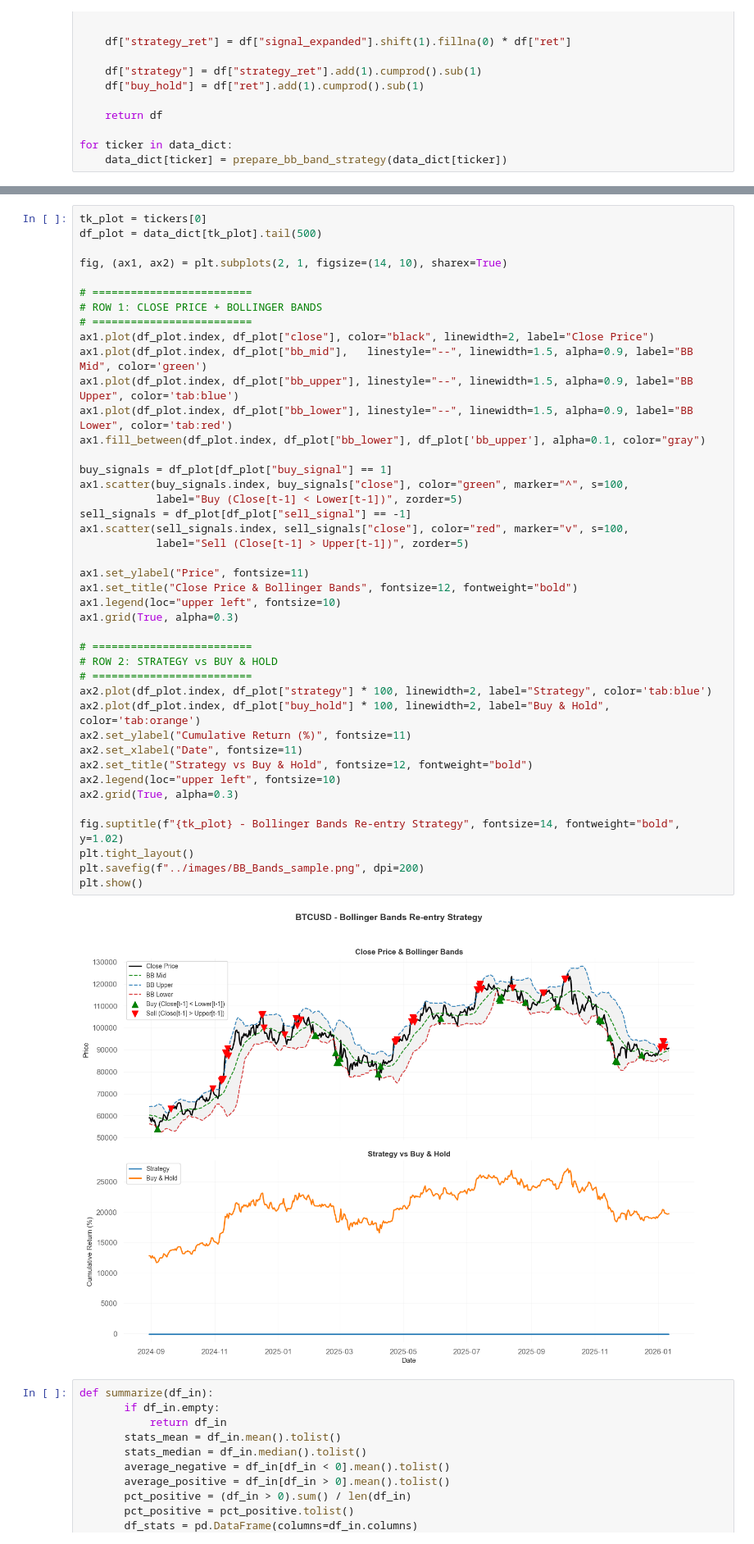
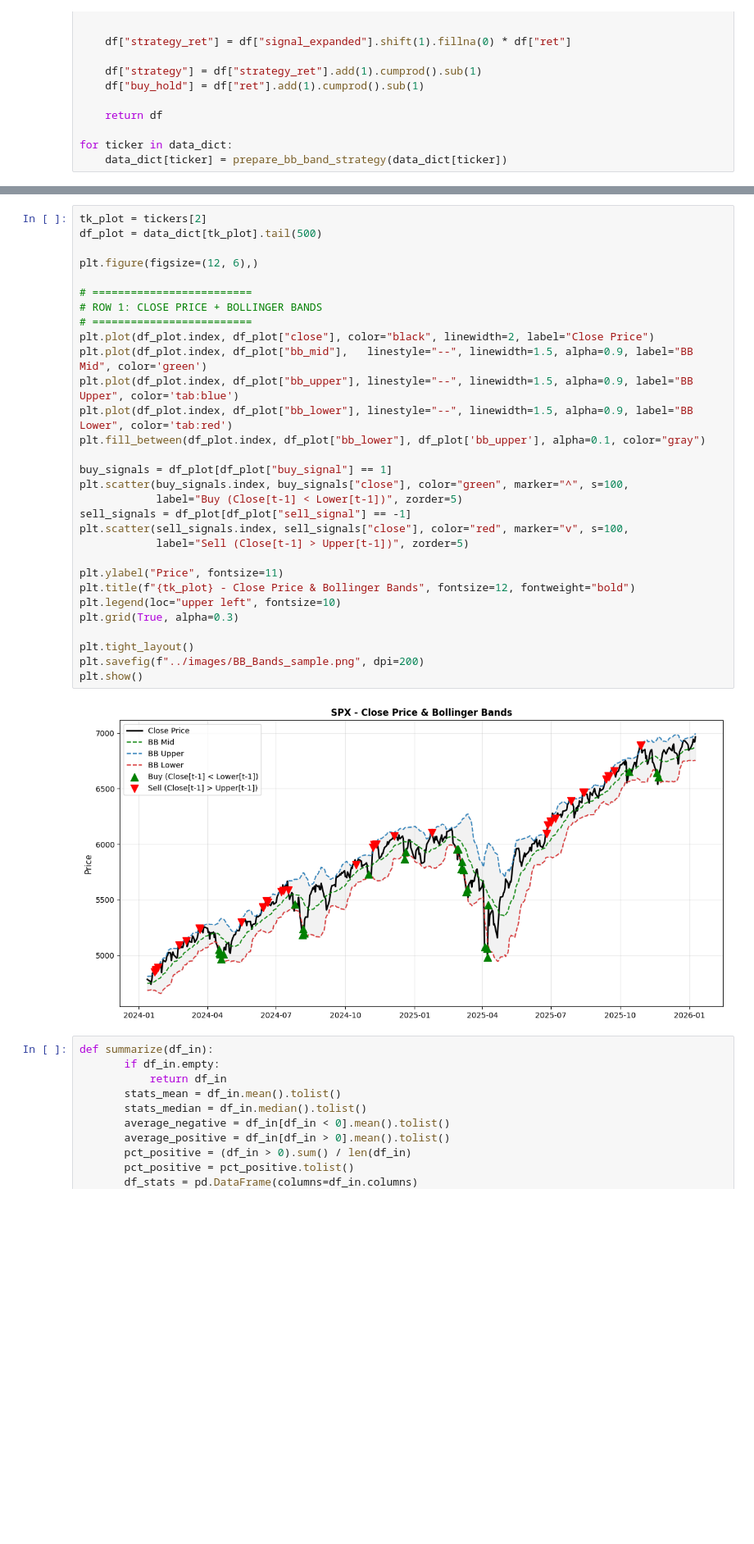
Before and after one commit to caiomferreira/Trading_Strategies, a Jupyter notebook: technical_indicatos/BB_bands.ipynb, the cells around one changed output, grey strips where cells are left out. Shown at 82% size. Drawn from its saved outputs; the diff is of its cells as text; blank space fills up the shorter version.

```diff
--- a/technical_indicatos/BB_bands.ipynb
+++ b/technical_indicatos/BB_bands.ipynb
@@ -108,49 +108,37 @@ data_dict['SPX'].tail()
 | 2026-01-08 | 6921.459961 | 6931.279785 | 6899.330078 | 6914.109863 | 5333200000 | 0.000077 | 6870.401514 | 6986.024489 | 6754.778538 | 0 | ... |
 | 2026-01-09 | 6966.279785 | 6978.359863 | 6917.640137 | 6927.830078 | 5163900000 | 0.006475 | 6874.381494 | 6997.226278 | 6751.536710 | 0 | ... |
 # %%
-tk_plot = tickers[0]
+tk_plot = tickers[2]
 df_plot = data_dict[tk_plot].tail(500)
 
-fig, (ax1, ax2) = plt.subplots(2, 1, figsize=(14, 10), sharex=True)
+plt.figure(figsize=(12, 6),)
 
 # =========================
 # ROW 1: CLOSE PRICE + BOLLINGER BANDS
 # =========================
-ax1.plot(df_plot.index, df_plot["close"], color="black", linewidth=2, label="Close Price")
-ax1.plot(df_plot.index, df_plot["bb_mid"],   linestyle="--", linewidth=1.5, alpha=0.9, label="BB Mid", color='green')
-ax1.plot(df_plot.index, df_plot["bb_upper"], linestyle="--", linewidth=1.5, alpha=0.9, label="BB Upper", color='tab:blue')
-ax1.plot(df_plot.index, df_plot["bb_lower"], linestyle="--", linewidth=1.5, alpha=0.9, label="BB Lower", color='tab:red')
-ax1.fill_between(df_plot.index, df_plot["bb_lower"], df_plot['bb_upper'], alpha=0.1, color="gray")
+plt.plot(df_plot.index, df_plot["close"], color="black", linewidth=2, label="Close Price")
+plt.plot(df_plot.index, df_plot["bb_mid"],   linestyle="--", linewidth=1.5, alpha=0.9, label="BB Mid", color='green')
+plt.plot(df_plot.index, df_plot["bb_upper"], linestyle="--", linewidth=1.5, alpha=0.9, label="BB Upper", color='tab:blue')
+plt.plot(df_plot.index, df_plot["bb_lower"], linestyle="--", linewidth=1.5, alpha=0.9, label="BB Lower", color='tab:red')
+plt.fill_between(df_plot.index, df_plot["bb_lower"], df_plot['bb_upper'], alpha=0.1, color="gray")
 
 buy_signals = df_plot[df_plot["buy_signal"] == 1]
-ax1.scatter(buy_signals.index, buy_signals["close"], color="green", marker="^", s=100,
+plt.scatter(buy_signals.index, buy_signals["close"], color="green", marker="^", s=100,
             label="Buy (Close[t-1] < Lower[t-1])", zorder=5)
 sell_signals = df_plot[df_plot["sell_signal"] == -1]
-ax1.scatter(sell_signals.index, sell_signals["close"], color="red", marker="v", s=100,
+plt.scatter(sell_signals.index, sell_signals["close"], color="red", marker="v", s=100,
             label="Sell (Close[t-1] > Upper[t-1])", zorder=5)
 
-ax1.set_ylabel("Price", fontsize=11)
-ax1.set_title("Close Price & Bollinger Bands", fontsize=12, fontweight="bold")
-ax1.legend(loc="upper left", fontsize=10)
-ax1.grid(True, alpha=0.3)
+plt.ylabel("Price", fontsize=11)
+plt.title(f"{tk_plot} - Close Price & Bollinger Bands", fontsize=12, fontweight="bold")
+plt.legend(loc="upper left", fontsize=10)
+plt.grid(True, alpha=0.3)
 
-# =========================
-# ROW 2: STRATEGY vs BUY & HOLD
-# =========================
-ax2.plot(df_plot.index, df_plot["strategy"] * 100, linewidth=2, label="Strategy", color='tab:blue')
-ax2.plot(df_plot.index, df_plot["buy_hold"] * 100, linewidth=2, label="Buy & Hold", color='tab:orange')
-ax2.set_ylabel("Cumulative Return (%)", fontsize=11)
-ax2.set_xlabel("Date", fontsize=11)
-ax2.set_title("Strategy vs Buy & Hold", fontsize=12, fontweight="bold")
-ax2.legend(loc="upper left", fontsize=10)
-ax2.grid(True, alpha=0.3)
-
-fig.suptitle(f"{tk_plot} - Bollinger Bands Re-entry Strategy", fontsize=14, fontweight="bold", y=1.02)
 plt.tight_layout()
 plt.savefig(f"../images/BB_Bands_sample.png", dpi=200)
 plt.show()
 # %% [output]
-[figure, old version]
+[figure, new version]
 # %%
 def summarize(df_in):
        if df_in.empty:
```
Also changed, not shown: parts of 1 cell of this notebook, 2 other files.
